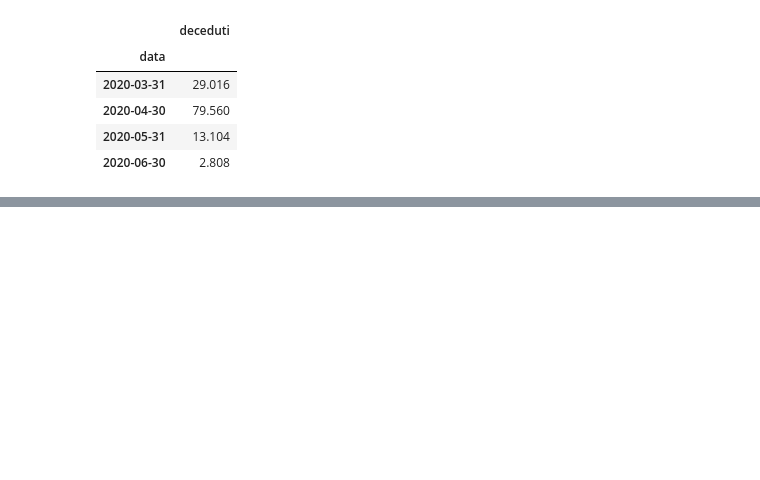
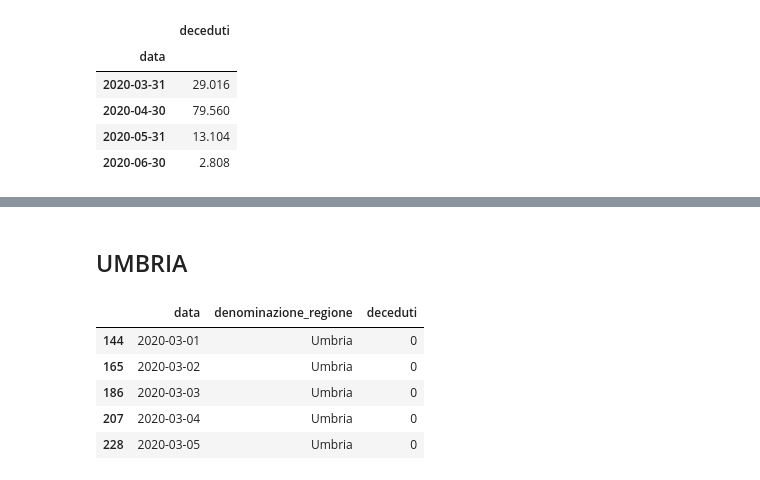
Before and after one commit to SofiaBlack/COVID-19_deaths_analysis, a Jupyter notebook: Modulo 4 - Analisi per regioni/Creazione regioni pesate.ipynb, the cells around one changed output, grey strips where cells are left out. Saved outputs shown, nothing was run; the diff lists cells and outputs as text; code cells hidden in the pictures; blank space fills up the shorter version.

```diff
--- a/Modulo 4 - Analisi per regioni/Creazione regioni pesate.ipynb
+++ b/Modulo 4 - Analisi per regioni/Creazione regioni pesate.ipynb
@@ -1277,0 +1253,12 @@ sardegna.to_csv('csv/regioni_pesate/sardegna.csv')
+# %% [markdown]
+<h2>UMBRIA</h2>
+# %%
+umbria = df[df['denominazione_regione']=='Umbria']
+umbria.head()
+# %% [output]
+|  | data | denominazione_regione | deceduti |
+| 144 | 2020-03-01 | Umbria | 0 |
+| 165 | 2020-03-02 | Umbria | 0 |
+| 186 | 2020-03-03 | Umbria | 0 |
+| 207 | 2020-03-04 | Umbria | 0 |
+| 228 | 2020-03-05 | Umbria | 0 |
```
Also changed, not shown: parts of 46 cells of this notebook.
